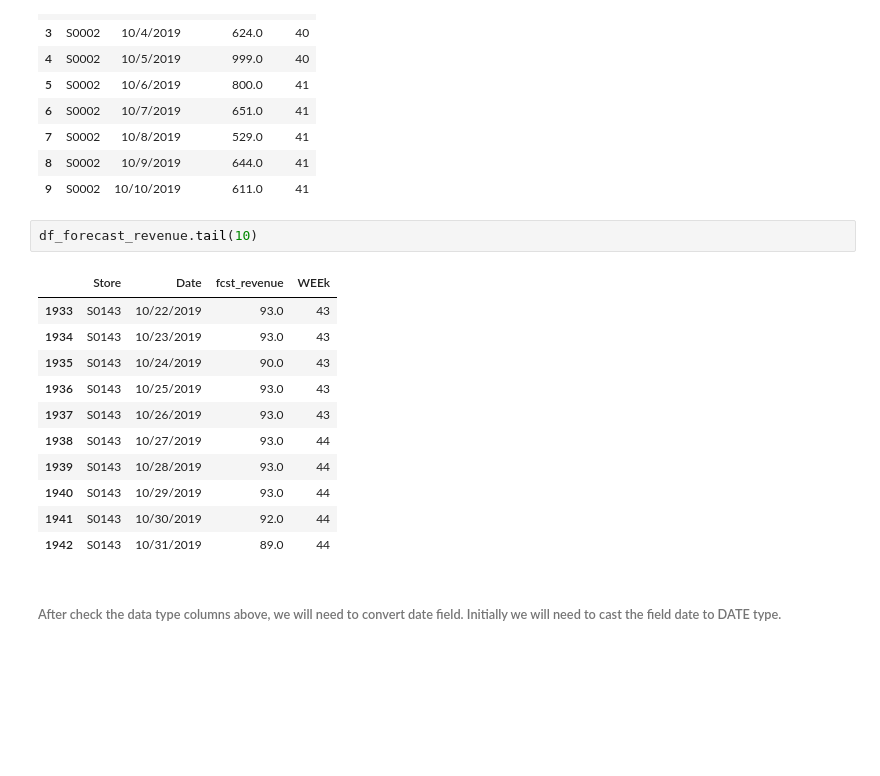
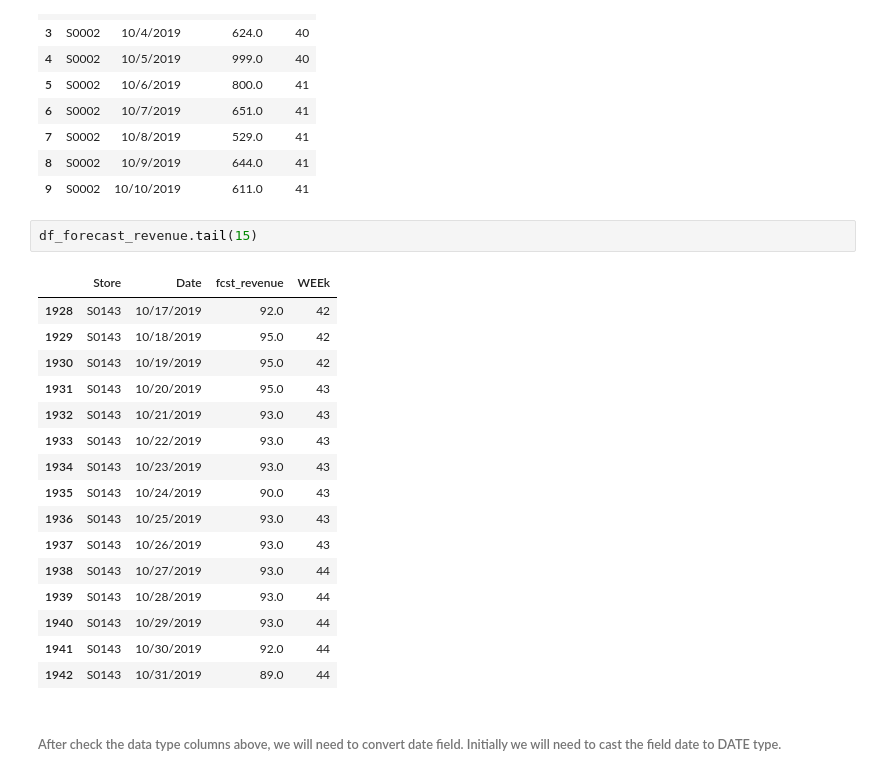
Before and after one commit to yurimfreitas/ProjectII, a Jupyter notebook: 2-DataUnderstanding.ipynb, the cells around one changed output. Saved outputs shown, nothing was run; the diff lists cells and outputs as text; blank space fills up the shorter version.

```diff
--- a/2-DataUnderstanding.ipynb
+++ b/2-DataUnderstanding.ipynb
@@ -339,9 +339,14 @@ df_forecast_revenue.head(10)
 | 8 | S0002 | 10/9/2019 | 644.0 | 41 |
 | 9 | S0002 | 10/10/2019 | 611.0 | 41 |
 # %%
-df_forecast_revenue.tail(10)
+df_forecast_revenue.tail(15)
 # %% [output]
 |  | Store | Date | fcst_revenue | WEEk |
+| 1928 | S0143 | 10/17/2019 | 92.0 | 42 |
+| 1929 | S0143 | 10/18/2019 | 95.0 | 42 |
+| 1930 | S0143 | 10/19/2019 | 95.0 | 42 |
+| 1931 | S0143 | 10/20/2019 | 95.0 | 43 |
+| 1932 | S0143 | 10/21/2019 | 93.0 | 43 |
 | 1933 | S0143 | 10/22/2019 | 93.0 | 43 |
 | 1934 | S0143 | 10/23/2019 | 93.0 | 43 |
 | 1935 | S0143 | 10/24/2019 | 90.0 | 43 |
```
